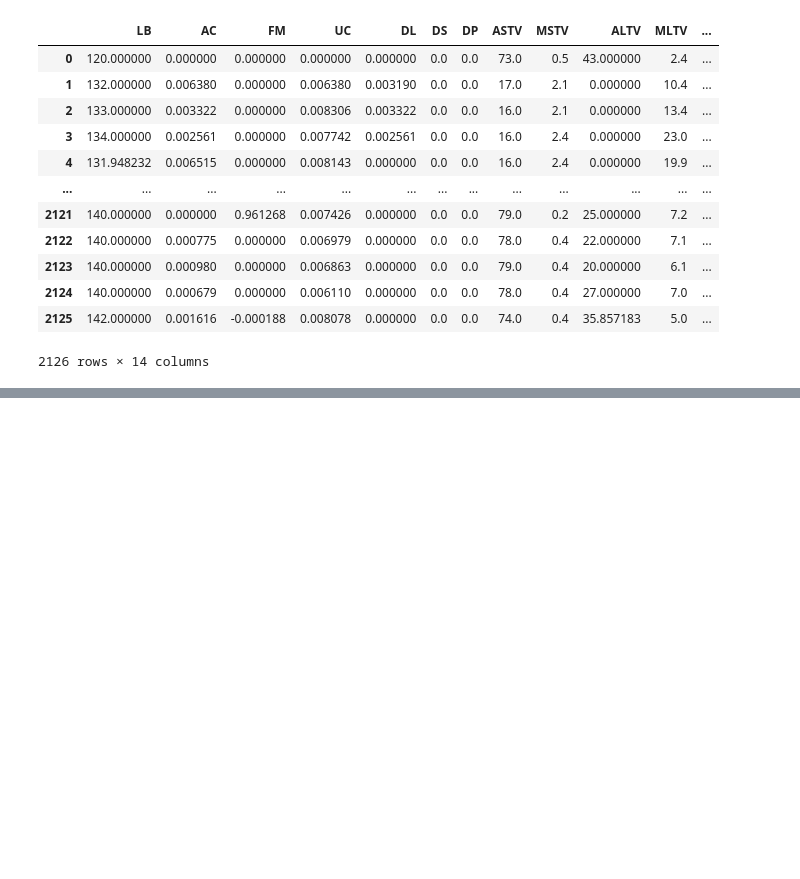
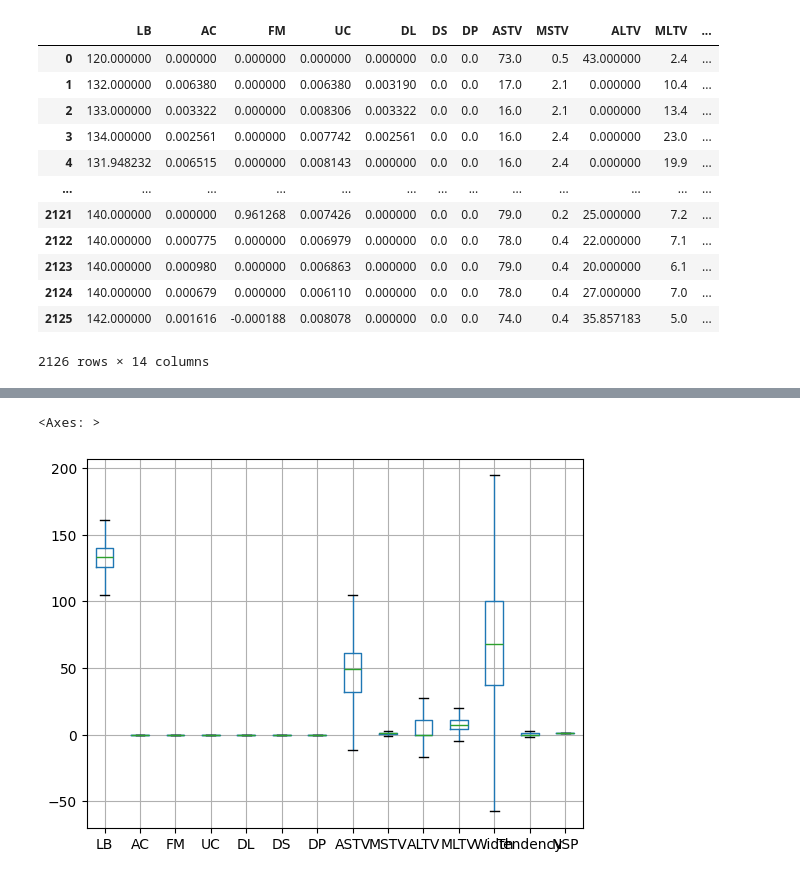
Before and after one commit to hkvarma2003/DataScience-Assignments, a Jupyter notebook: 5_EDA_Assignment.ipynb, the cells around one changed output, grey strips where cells are left out. Saved outputs shown, nothing was run; the diff lists cells and outputs as text; code cells hidden in the pictures; blank space fills up the shorter version.

```diff
--- a/5_EDA_Assignment.ipynb
+++ b/5_EDA_Assignment.ipynb
@@ -24,0 +165,7 @@ df
+# %%
+## After capping technique checking whether the dataset has outlier or not by using box plot.
+
+df.boxplot()
+# %% [output]
+<Axes: >
+[figure, added]
```
Also changed, not shown: parts of 29 cells of this notebook.
